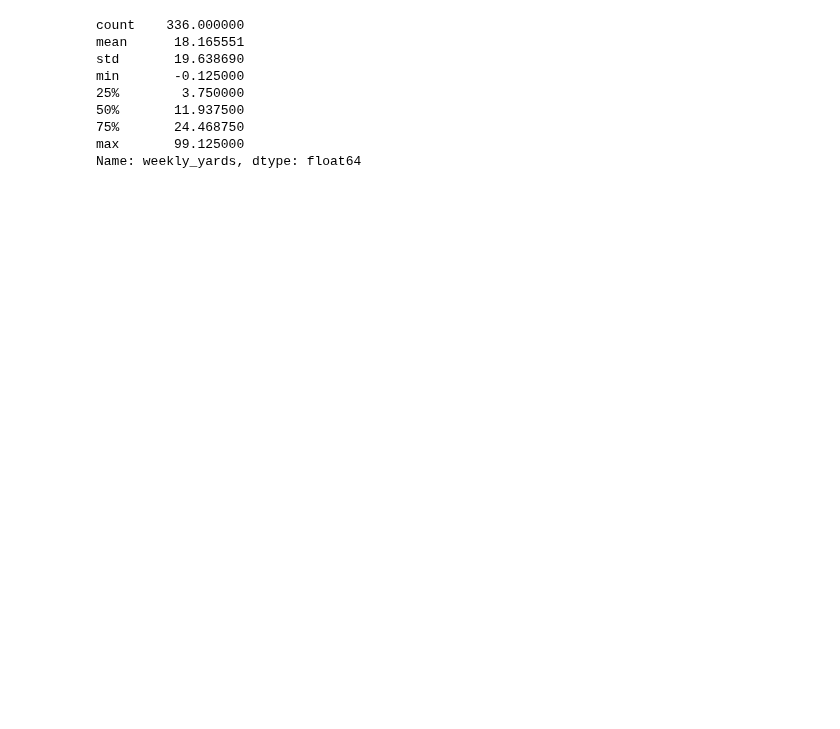
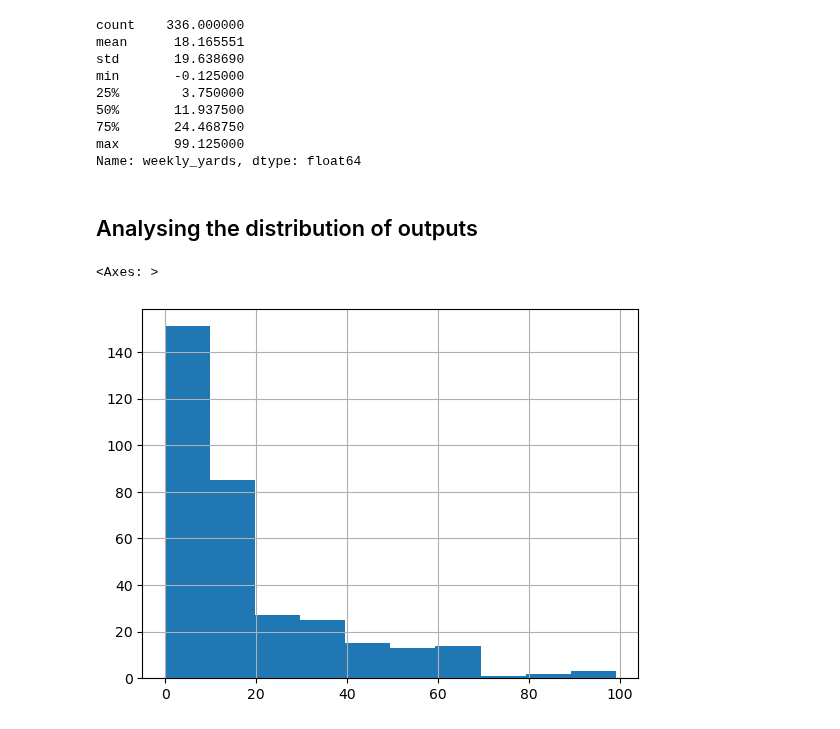
Before and after one commit to samuelrufusward/ADS-NFL, a Jupyter notebook: WeeklyYardsRegression.ipynb, the cells around one changed output. Saved outputs shown, nothing was run; the diff lists cells and outputs as text; code cells hidden in the pictures; blank space fills up the shorter version.

Commit message:
added some comments and did distribution analysis

```diff
--- a/WeeklyYardsRegression.ipynb
+++ b/WeeklyYardsRegression.ipynb
@@ -104,3 +121,10 @@ min       -0.125000
 75%       24.468750
 max       99.125000
 Name: weekly_yards, dtype: float64
+# %% [markdown]
+## Analysing the distribution of outputs
+# %%
+Y_test.hist()
+# %% [output]
+<Axes: >
+[figure, added]
```
Also changed, not shown: parts of 19 cells of this notebook.
